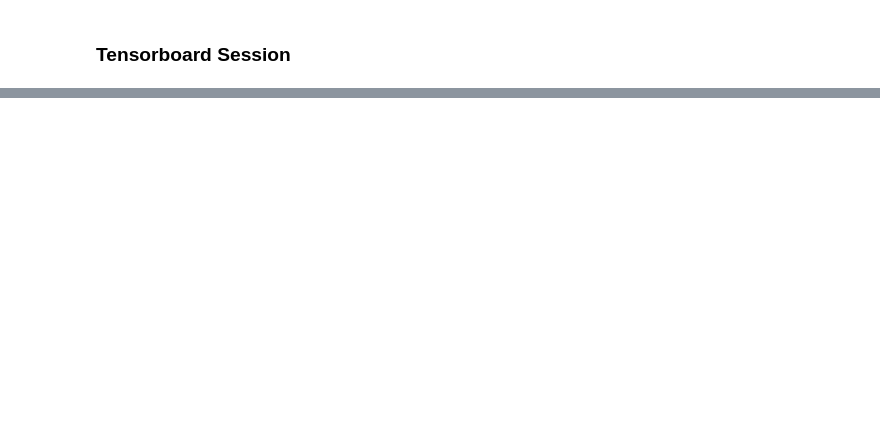
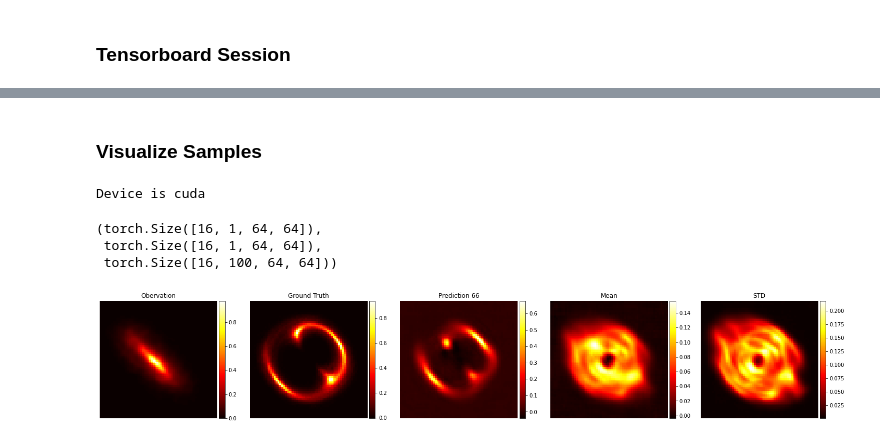
Before and after one commit to mhsotoudeh/ProbUNet-Tutorial, a Jupyter notebook: 01 Source Reconstruction.ipynb, the cells around one changed output, grey strips where cells are left out. Cells and saved outputs as stored; diff of their text form; code cells hidden in the pictures; blank space fills up the shorter version.

```diff
--- a/01 Source Reconstruction.ipynb
+++ b/01 Source Reconstruction.ipynb
@@ -73,0 +60,25 @@ tuple(range(1,3))
+# %% [markdown]
+### Visualize Samples
+# %%
+mpl.rc('image', cmap='hot')
+
+np.random.seed(0)
+torch.manual_seed(0)
+
+bs = 16
+k = 100  # Num of Predictions per Input
+
+# Choose Model
+model_dir = 'runs/part1'
+model_stamp = '0216-1834_bg_815318_lensing_64_32-32-64-128-128-128'
+model_suffix = '160'
+
+# Choose Data File
+data_dir = 'utils/flip/32768-12288-2899'
+dataset_name = '64_test'
+
+# Set Device
+device = torch.device('cuda' if torch.cuda.is_available() else 'cpu')
+print("Device is {}".format(device))
+# %% [output]
+Device is cuda
@@ -73,0 +102,46 @@ tuple(range(1,3))
+# %%
+data_iterator = iter(test_loader)
+
+observations, truths = next(data_iterator)
+observations, truths = observations.to(device), truths.to(device)
+
+with torch.no_grad():
+    preds, infodicts = model(observations, truths, times=k, insert_from_postnet=False)
+# %%
+observations.shape, truths.shape, preds.shape
+# %% [output]
+(torch.Size([16, 1, 64, 64]),
+ torch.Size([16, 1, 64, 64]),
+ torch.Size([16, 100, 64, 64]))
+# %%
+idx = 12
+pr = 65
+
+fig, axs = plt.subplots(1, 5, figsize=(25,5))
+
+# fig.suptitle('Training Dataset (each row is a training example)', size=14)
+axs[0].set_title('Obervation')
+axs[1].set_title('Ground Truth')
+axs[2].set_title('Prediction {}'.format(pr+1))
+axs[3].set_title('Mean')
+axs[4].set_title('STD')
+
+im0 = axs[0].imshow(observations[idx].squeeze().cpu().numpy())
+im1 = axs[1].imshow(truths[idx].squeeze().cpu().numpy())
+im2 = axs[2].imshow(preds[idx][pr].cpu().numpy())
+im3 = axs[3].imshow(preds[idx].mean(dim=0).cpu().numpy())
+im4 = axs[4].imshow(preds[idx].std(dim=0).cpu().numpy())
+
+imlist = [im0, im1, im2, im3, im4]
+for i, axi in enumerate(axs.ravel()):
+    axi.set_axis_off()
+
+    divider = make_axes_locatable(axi)
+    cax = divider.append_axes('right', size='5%', pad=0.05)
+    fig.colorbar(imlist[i], cax=cax, orientation='vertical')
+
+    imlist.append(cax)
+
+plt.show()
+# %% [output]
+[figure, added]
```
Also changed, not shown: parts of 10 cells of this notebook, 2 other files.
